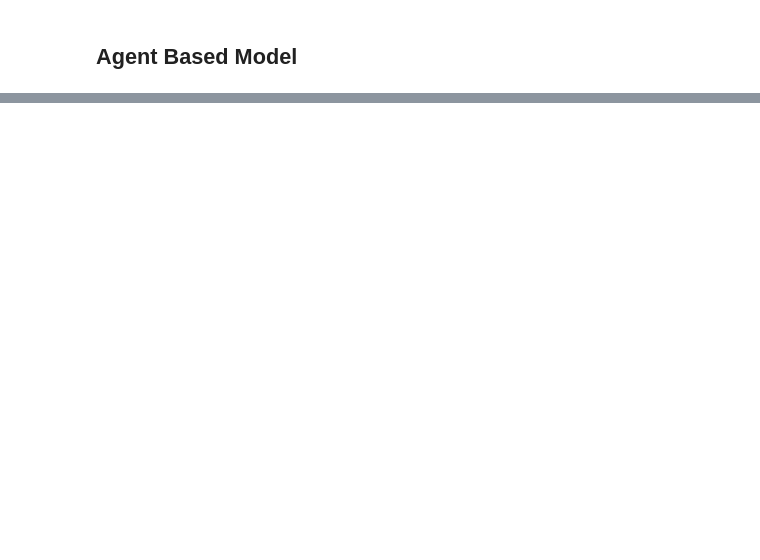
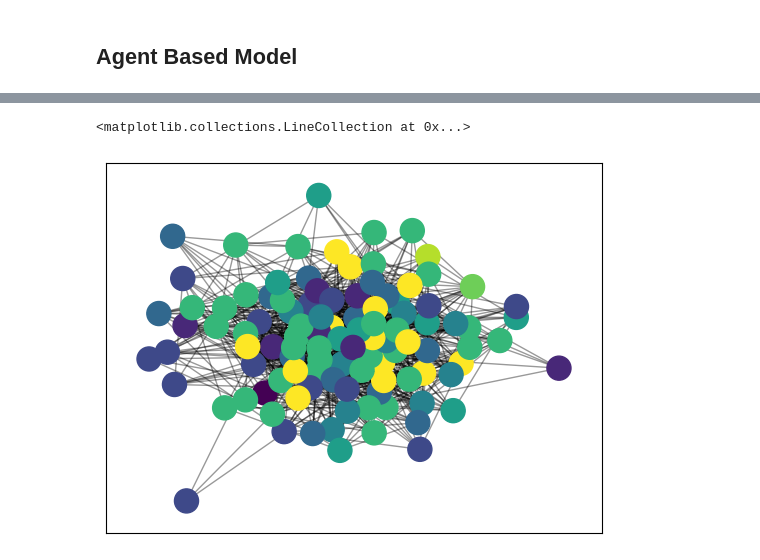
Before and after one commit to timo-damm/resilience_ABM, a Jupyter notebook: repression_ABM.ipynb, the cells around one changed output, grey strips where cells are left out. Cells and saved outputs as stored; diff of their text form; code cells hidden in the pictures; blank space fills up the shorter version.

```diff
--- a/repression_ABM.ipynb
+++ b/repression_ABM.ipynb
@@ -26,7 +31,7 @@ nx.set_node_attributes(G, soc_sup_dict, "social support")
 ## initial checks to see if everything looks as it should
 # %%
 # preliminary visualisation
-soc_sup = nx.get_node_attributes(G, "social support")
+soc_sup = nx.get_node_attributes(G, "social_support")
 node_colors = [soc_sup[node] for node in G.nodes()]
 pos = nx.spring_layout(G, seed=42)
 
@@ -123,10 +128,10 @@ def timestep_update(G):
     causes_burnout = G.graph["causes_of_burnout"]
 
     for n in nodes:
-        if "social support" not in G.nodes[n]:
+        if "social_support" not in G.nodes[n]:
             print(f"DEBUG: Node {n} has no 'social support' attribute!")
             continue  # or set a default value
-        external_support = G.nodes[n]["social support"]  # this stays stable
+        external_support = G.nodes[n]["social_support"]  # this stays stable
 
         r_old = G.nodes[n]["individual_resilience"]
         r_new = r_old + dt * (
@@ -169,11 +174,8 @@ def timestep_update(G):
             new_id = max(G.nodes()) + 1 if len(G.nodes()) > 0 else 1
 
             # sample social support from existing nodes
-            existing_ss = [G.nodes[n]["social support"] for n in G.nodes() if "social support" in G.nodes[n]]
-            if len(existing_ss) == 0:
-                new_soc_sup = 0.5  # fallback if somehow no nodes
-            else:
-                new_soc_sup = np.random.choice(existing_ss)
+            existing_ss = [G.nodes[n]["social_support"] for n in G.nodes() if "social_support" in G.nodes[n]]
+            new_soc_sup = np.random.choice(existing_ss)
 
             # add node with social support and initial resilience
             G.add_node(
@@ -182,7 +184,7 @@ def timestep_update(G):
                 individual_resilience=np.clip(np.random.normal(0, 0.3), -1, 1)
             )
 
-            # connect to 3 random existing nodes (excluding the new node)
+            # connect to random existing nodes (excluding the new node, number of nodes defined above)
             possible_targets = list(G.nodes())
             possible_targets.remove(new_id)
             if possible_targets:
@@ -190,14 +192,14 @@ def timestep_update(G):
                 for t in targets:
                     G.add_edge(new_id, t)
 
-    # edge updating for existing agents (not yet functional)
+    # edge updating for existing agents
     for n in G.nodes():
         neighbors = set(G.neighbors(n))
         potential_targets = set(G.nodes()) - {n} - neighbors
         # Edge deletion probability increases if individual resilience < threshold
         r_n = G.nodes[n]["individual_resilience"]
         deletion_prob = max(0, (-r_n - edge_burnout_threshold))  # 0 if above threshold
-        addition_prob = max(0, 0.1 * r_n + 0.05)  # small base probability
+        addition_prob = max(0, 0.02 * r_n + 0.07)  # low base probability, can be changed if needed
         # Delete edges
         for neighbor in list(neighbors):
             if random.random() < deletion_prob:
@@ -209,7 +255,9 @@ def timestep_update(G):
 # %%
 # running it for n timesteps:
-for t in range(20):
+T = 50
+for t in range(T):
     timestep_update(G)
+    log_state(G, t, history)
 # %%
 print(G.graph["internal_social_support"])
 print(G.graph["group_resilience"])
@@ -222,0 +289,18 @@ print(G.nodes[n]["individual_resilience"])
+# %%
+# visualisation to check outcome
+soc_sup = nx.get_node_attributes(G, "social_support")
+node_colors = [soc_sup[node] for node in G.nodes()]
+pos = nx.spring_layout(G, seed=42)
+
+nodes = nx.draw_networkx_nodes(
+    G,
+    pos,
+    node_color=node_colors,
+    cmap=plt.cm.viridis,   # heatmap-style colormap
+    node_size=300
+)
+
+nx.draw_networkx_edges(G, pos, alpha=0.4)
+# %% [output]
+<matplotlib.collections.LineCollection at 0x...>
+[figure, added]
```
Also changed, not shown: parts of 9 cells of this notebook.
